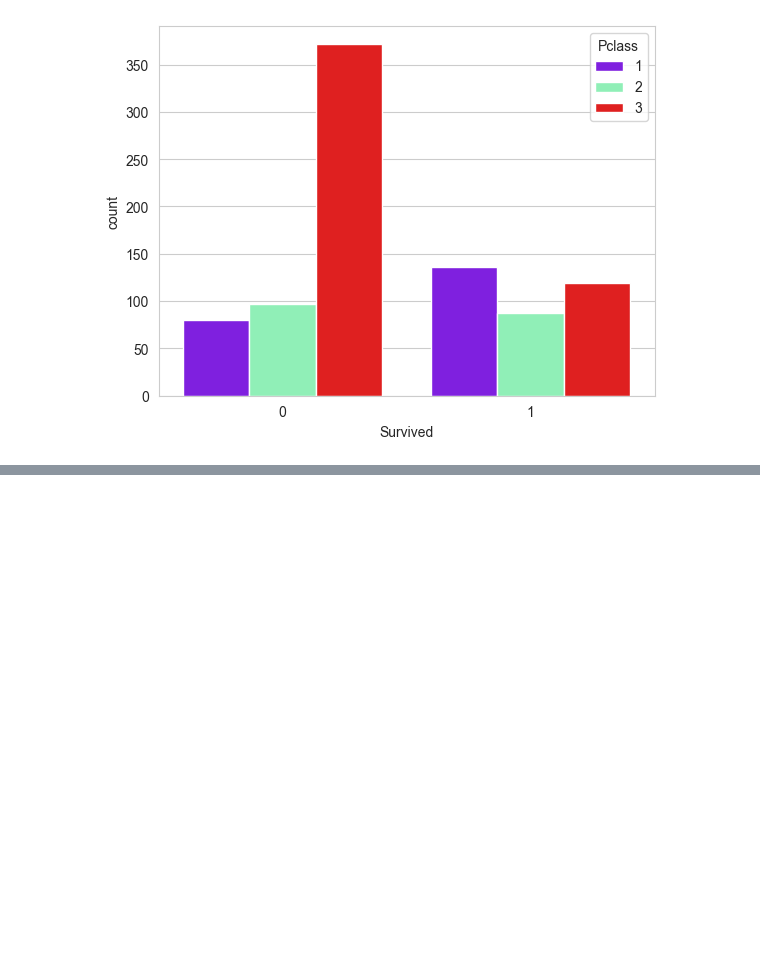
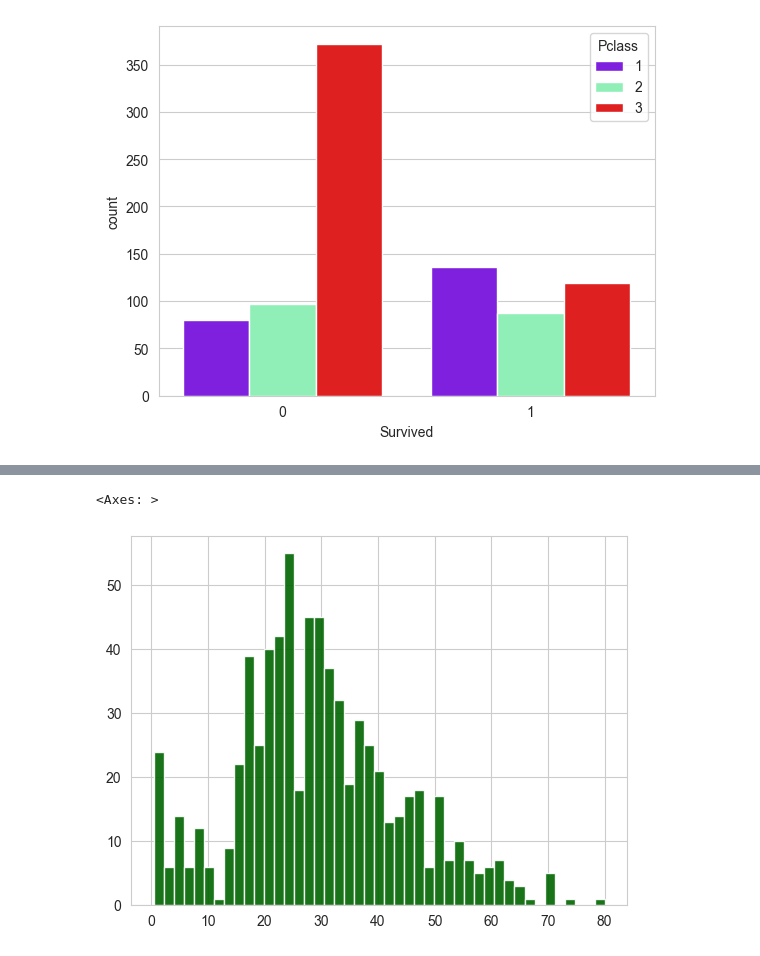
Before and after one commit to AryanGoyal17/Titanic-Survival-Prediction, a Jupyter notebook: notebooks/01_titanic_eda.ipynb, the cells around one changed output, grey strips where cells are left out. Cells and saved outputs as stored; diff of their text form; code cells hidden in the pictures; blank space fills up the shorter version.

```diff
--- a/notebooks/01_titanic_eda.ipynb
+++ b/notebooks/01_titanic_eda.ipynb
@@ -130,0 +145,7 @@ sns.countplot(data= df, x = 'Survived', hue= 'Pclass', palette='rainbow')
+# %%
+#Forming the same age distribution histogram using matplotlib
+
+df['Age'].hist(bins = 45, color= 'darkgreen', alpha = 0.9)
+# %% [output]
+<Axes: >
+[figure, added]
```
Also changed, not shown: parts of 3 cells of this notebook.
